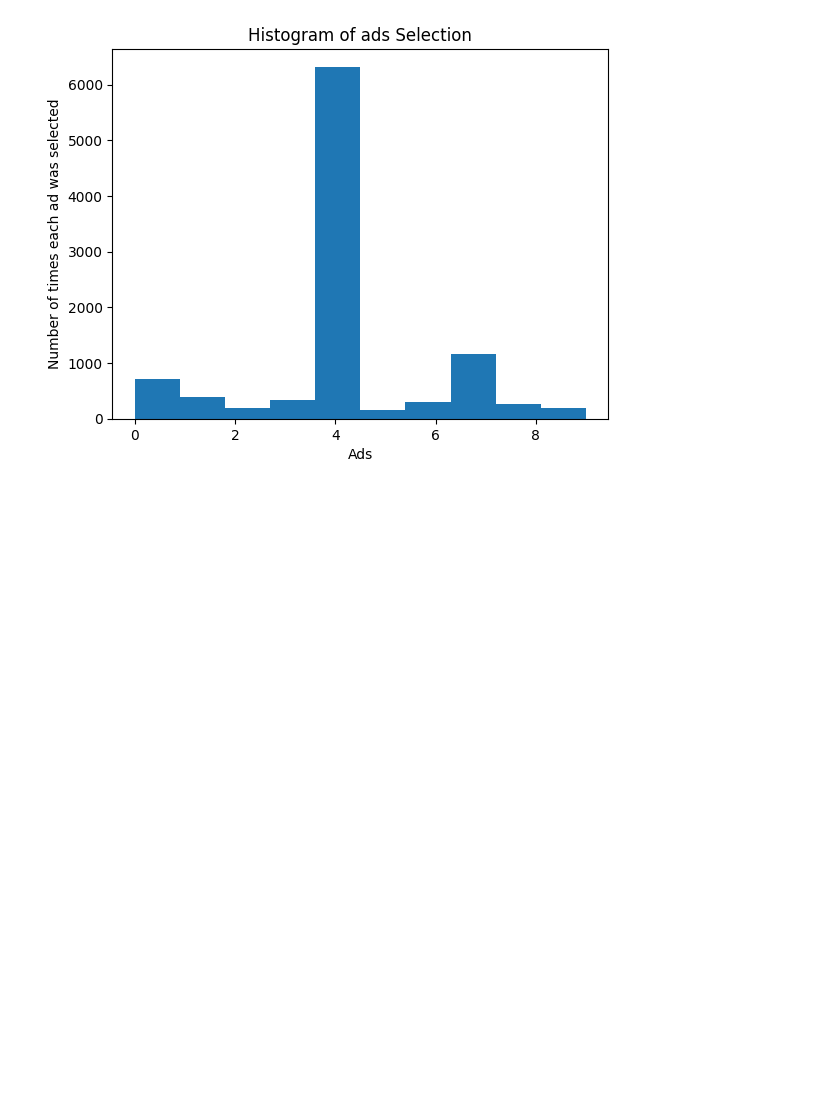
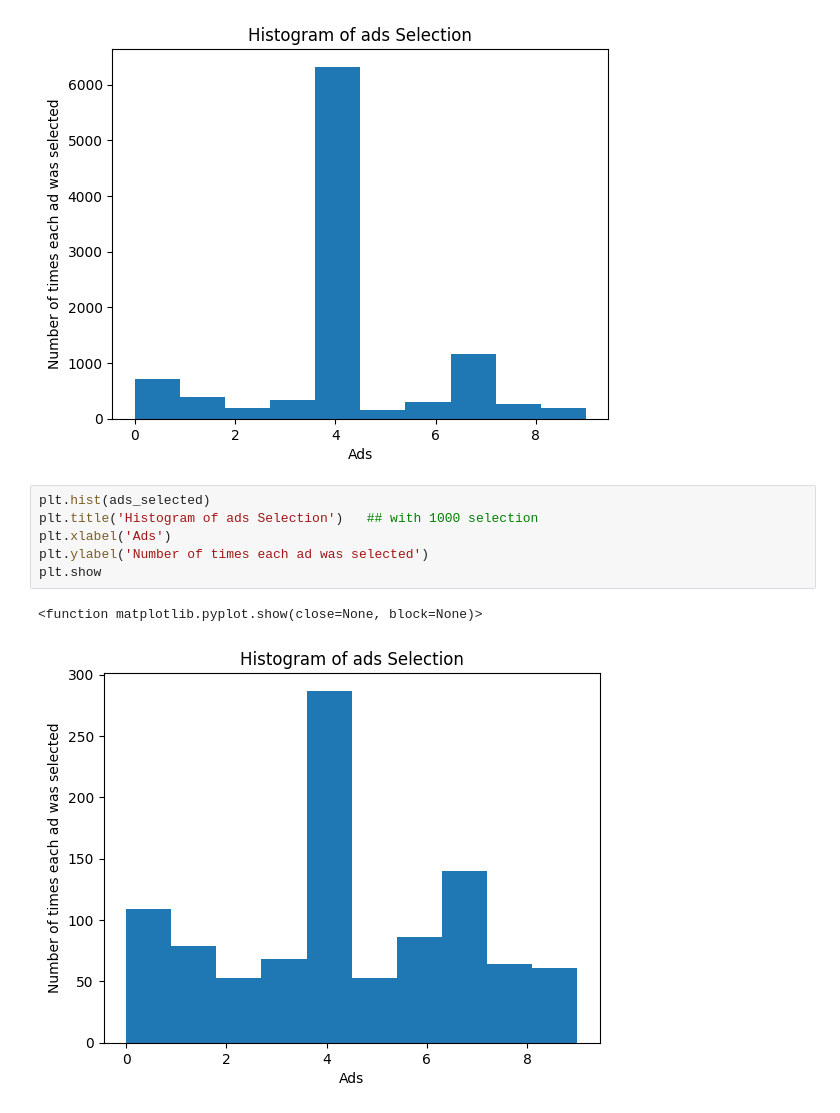
Before and after one commit to MadhavAgrawal2959/Reinforcement-Learning-Upper-Confidence-Bound, a Jupyter notebook: Upper Confidence Bound.ipynb, the cells around one changed output. Cells and saved outputs as stored; diff of their text form; blank space fills up the shorter version.

```diff
--- a/Upper Confidence Bound.ipynb
+++ b/Upper Confidence Bound.ipynb
@@ -63,3 +55,12 @@ plt.show
 # %% [output]
 <function matplotlib.pyplot.show(close=None, block=None)>
 [figure]
+# %%
+plt.hist(ads_selected)
+plt.title('Histogram of ads Selection')   ## with 1000 selection
+plt.xlabel('Ads')
+plt.ylabel('Number of times each ad was selected')
+plt.show
+# %% [output]
+<function matplotlib.pyplot.show(close=None, block=None)>
+[figure, added]
```
Also changed, not shown: parts of 3 cells of this notebook.
